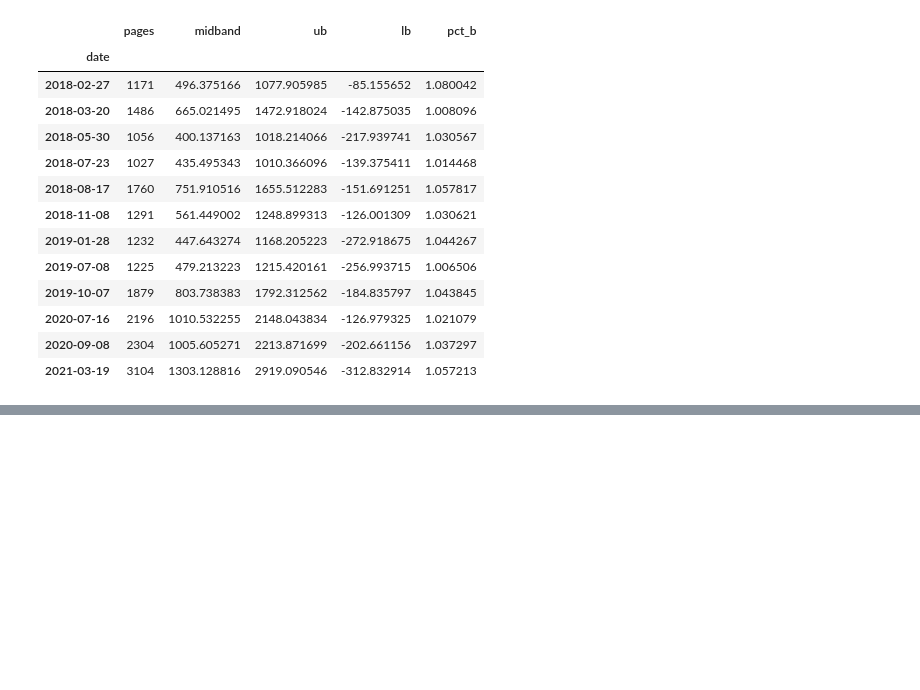
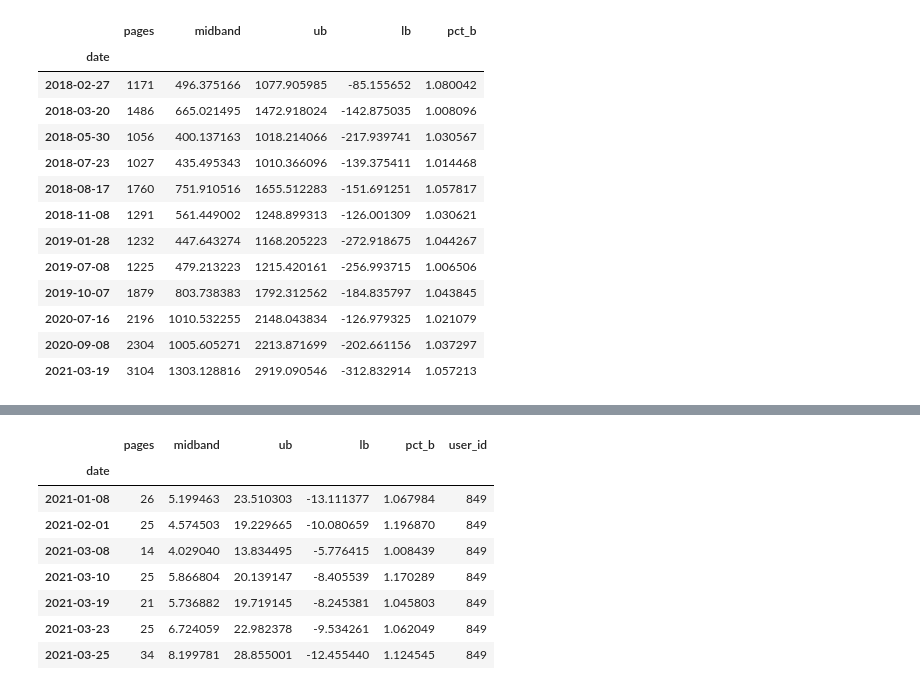
Before and after one commit to Sam-keeler/anomaly-detection-exercises, a Jupyter notebook: TSAD.ipynb, the cells around one changed output, grey strips where cells are left out. Saved outputs shown, nothing was run; the diff lists cells and outputs as text; code cells hidden in the pictures; blank space fills up the shorter version.

```diff
--- a/TSAD.ipynb
+++ b/TSAD.ipynb
@@ -301,0 +307,7 @@ pages[pages['pct_b'] > 1]
+# %%
+def prep(df, user):
+    df = df[df.user_id == user]
+    df.date = pd.to_datetime(df.date)
+    df = df.set_index(df.date)
+    pages = df['endpoint'].resample('d').count()
+    return pages
@@ -301,0 +359,16 @@ pages[pages['pct_b'] > 1]
+# %%
+user = 849
+span = 30
+weight = 2
+user_df = find_anomalies(df, user, span, weight)
+user_df
+# %% [output]
+|  | pages | midband | ub | lb | pct_b | user_id |
+| date |  |  |  |  |  |  |
+| 2021-01-08 | 26 | 5.199463 | 23.510303 | -13.111377 | 1.067984 | 849 |
+| 2021-02-01 | 25 | 4.574503 | 19.229665 | -10.080659 | 1.196870 | 849 |
+| 2021-03-08 | 14 | 4.029040 | 13.834495 | -5.776415 | 1.008439 | 849 |
+| 2021-03-10 | 25 | 5.866804 | 20.139147 | -8.405539 | 1.170289 | 849 |
+| 2021-03-19 | 21 | 5.736882 | 19.719145 | -8.245381 | 1.045803 | 849 |
+| 2021-03-23 | 25 | 6.724059 | 22.982378 | -9.534261 | 1.062049 | 849 |
+| 2021-03-25 | 34 | 8.199781 | 28.855001 | -12.455440 | 1.124545 | 849 |
```
Also changed, not shown: parts of 8 cells of this notebook.
